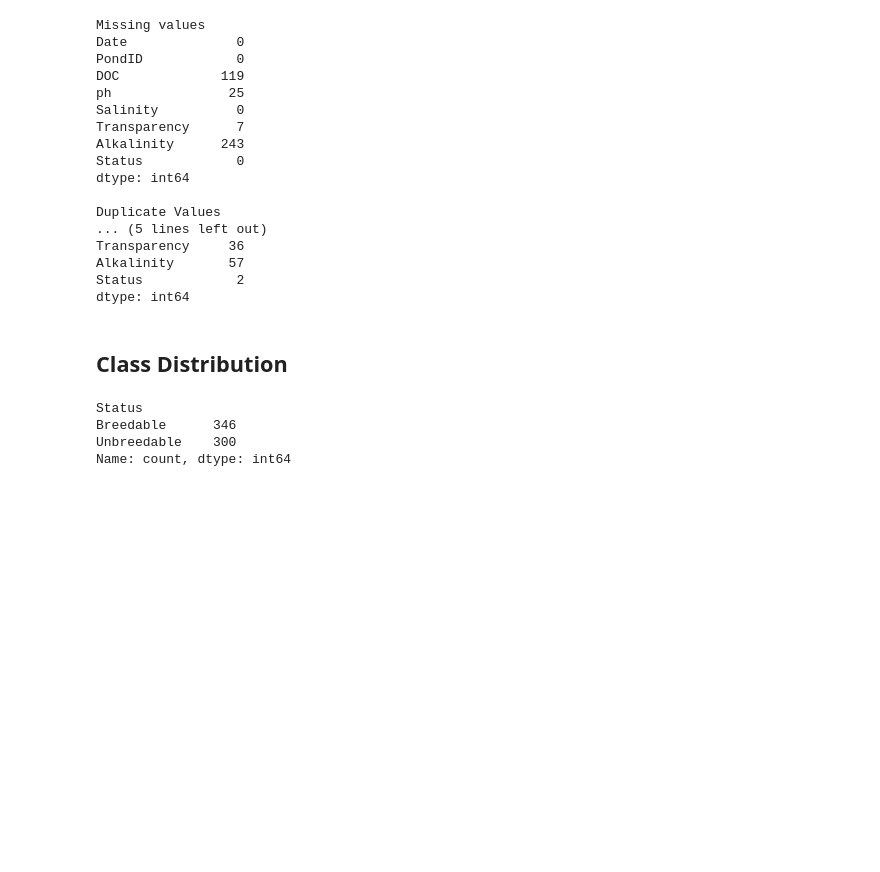
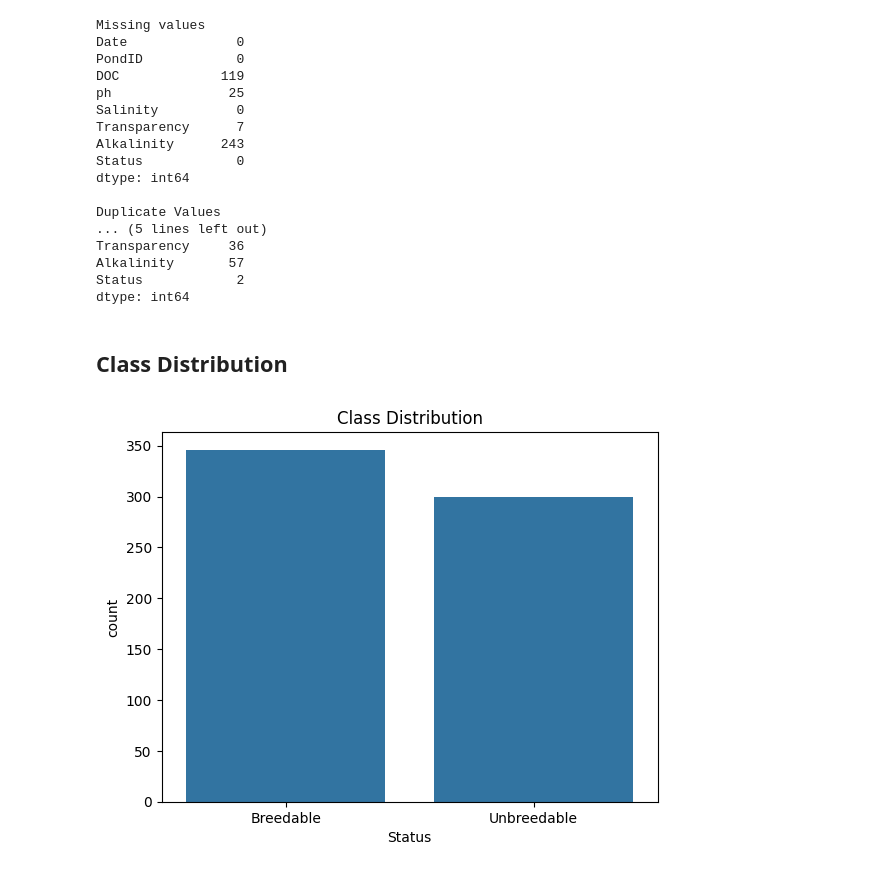
Before and after one commit to dataemperor/Shrimple, a Jupyter notebook: anomaly_detection.ipynb, the cells around one changed output. Cells and saved outputs as stored; diff of their text form; code cells hidden in the pictures; blank space fills up the shorter version.

Commit message:
Visually represented feature distribtuion and outliers. And visually represented Class Distribution

```diff
--- a/anomaly_detection.ipynb
+++ b/anomaly_detection.ipynb
@@ -128,10 +131,9 @@ Status            2
 dtype: int64
 # %% [markdown]
 ## Class Distribution
-# %%
-print(df['Status'].value_counts())
-# %% [output]
-Status
-Breedable      346
-Unbreedable    300
-Name: count, dtype: int64
+# %%
+sns.countplot(x="Status", data=df)
+plt.title("Class Distribution")
+plt.show()
+# %% [output]
+[figure, added]
```
Also changed, not shown: parts of 5 cells of this notebook.
